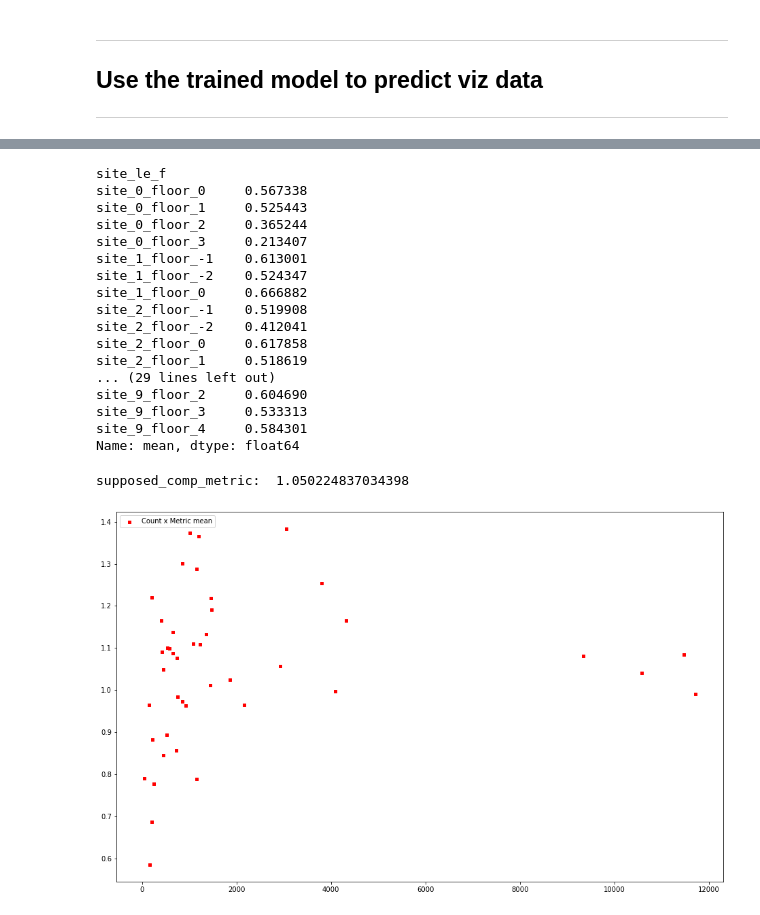
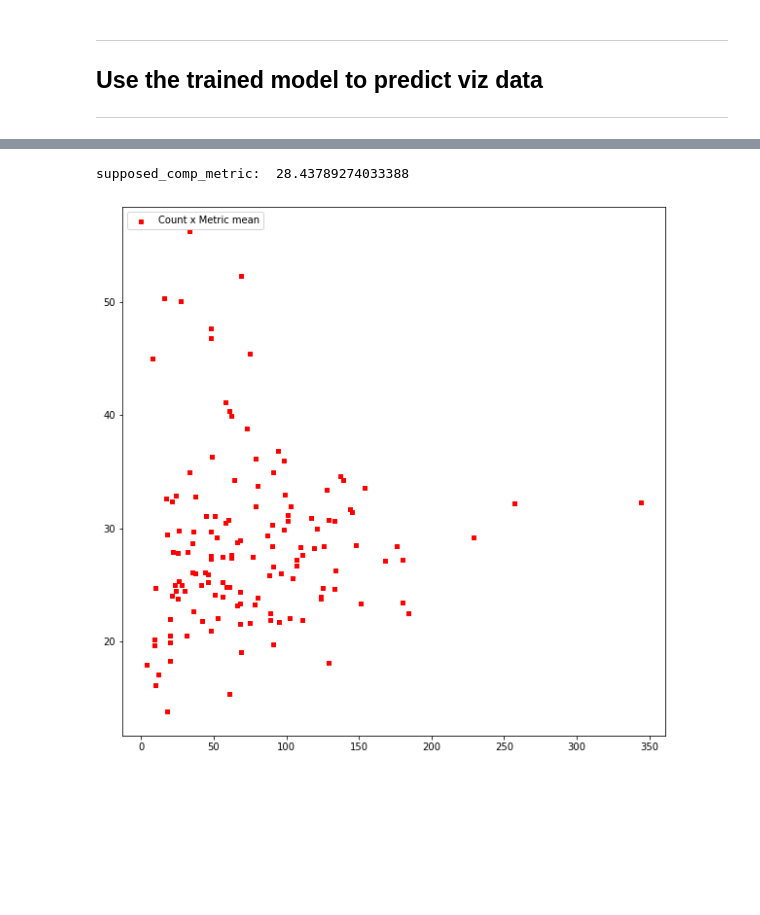
Before and after one commit to robot269006/indoor, a Jupyter notebook: indoor-baseline-model-visualized.ipynb, the cells around one changed output, grey strips where cells are left out. Saved outputs shown, nothing was run; the diff lists cells and outputs as text; code cells hidden in the pictures; blank space fills up the shorter version.

Commit message:
Model with train 2, train 3, train 3M and visualiza the differences

```diff
--- a/indoor-baseline-model-visualized.ipynb
+++ b/indoor-baseline-model-visualized.ipynb
@@ -251,9 +305,13 @@ target_y = df_train.iloc[:, 8]
 target_f = df_train.iloc[:, 2]
 
 # drop target columns
-# drop_cols = ["file_id", "floor_converted", "floor", "x", "y", "floor_le"]
-drop_cols = ["file_id", "floor_converted", "floor", "x", "y"]
+# drop_cols = ["file_id", "floor_converted", "floor", "x", "y"] # Train 2 test
+drop_cols = ["file_id", "floor_converted", "floor", "x", "y", "floor_le"] # Train 3
+# drop_cols = ["file_id", "file_id_le", "floor_converted", "floor", "floor_le", \
+#              "floor_converted_le", "x", "y"] # Train 2
+# drop_cols = ["file_id", "file_id_le", "floor_converted", "floor", "floor_converted_le", "x", "y"]
 features = df_train.drop(columns=drop_cols)
+display(features.head())
 
 # set target cols
 targets = ["x", "y", "f"]
@@ -305,11 +369,11 @@ for tgt, tgt_data in zip(targets, target_data):
 # lgb patams
 lgb_params = {'objective': 'root_mean_squared_error',
               'boosting_type': 'gbdt',
-              'n_estimators': 2000, # example had 50000
+              'n_estimators': 10000, # example had 50000
               'learning_rate': 0.1,
               'num_leaves': 50,
               'min_data_in_leaf': 50,
-              'max_depth': 10,
+              'max_depth': 15,
               'colsample_bytree': 0.4,
               'subsample': 0.6,
               'subsample_freq': 2,
@@ -526,10 +571,24 @@ plt.show()
 # %%
 # Take difference of truth - predicted -> which has the largest difference
 display(df_viz.head())
-# print(df_viz["site_le_f"].value_counts())
-df_viz_grouped = df_viz.groupby("site_le_f").agg({"site_le_f": ["count"], "x_diff": ["mean"], \
-                                                  "y_diff": ["mean"], "f_diff": ["mean"], \
-                                                  "metric": ["mean"]})
+print(len(df_viz))
+print(df_viz["ts"].nunique())
+
+# # train 2
+# df_viz_grouped = df_viz.groupby("site_le_f").agg({"site_le_f": "count", \
+#                                                   "closest_wp_ts": lambda x: x.nunique(), \
+#                                                   "x_diff": "mean", "y_diff": "mean", \
+#                                                   "f_diff": "mean", "metric": "mean"
+#                                                  })
+# df_viz_grouped = df_viz_grouped.sort_values(by=["closest_wp_ts"], ascending=False)
+
+# train 3
+df_viz_grouped = df_viz.groupby("site_le_f").agg({"site_le_f": "count", \
+                                                  "ts": lambda x: x.nunique(), \
+                                                  "x_diff": "mean", "y_diff": "mean", \
+                                                  "f_diff": "mean", "metric": "mean"
+                                                 })
+df_viz_grouped = df_viz_grouped.sort_values(by=["ts"], ascending=False)
 print(len(df_viz_grouped))
-display(df_viz_grouped.head())
+display(df_viz_grouped)
 # %% [output]
@@ -551,37 +618,17 @@ display(df_viz_grouped.head())
-# %%
-df_viz_grouped["x_diff"]["mean"]
-# %% [output]
-site_le_f
-site_0_floor_0     0.567338
-site_0_floor_1     0.525443
-site_0_floor_2     0.365244
-site_0_floor_3     0.213407
-site_1_floor_-1    0.613001
-site_1_floor_-2    0.524347
-site_1_floor_0     0.666882
-site_2_floor_-1    0.519908
-site_2_floor_-2    0.412041
-site_2_floor_0     0.617858
-site_2_floor_1     0.518619
-... (29 lines left out)
-site_9_floor_2     0.604690
-site_9_floor_3     0.533313
-site_9_floor_4     0.584301
-Name: mean, dtype: float64
 # %%
-supposed_comp_metric = df_viz_grouped["metric"]["mean"].mean()
+supposed_comp_metric = df_viz_grouped["metric"].mean()
 print("supposed_comp_metric: ", supposed_comp_metric)
 
 # Visualize count and comp metric
-a = df_viz_grouped["site_le_f"]["count"]
-b = df_viz_grouped["metric"]["mean"]
+a = df_viz_grouped["site_le_f"]
+b = df_viz_grouped["metric"]
 
 fig = plt.figure(figsize=(10,10))
 fig.patch.set_facecolor("white")
 ax1 = fig.add_subplot(111)
 ax1.scatter(a, b, s=10, c="r", marker="s", label="Count x Metric mean")
 plt.legend(loc='upper left');
 plt.show()
 # %% [output]
-supposed_comp_metric:  1.050224837034398
+supposed_comp_metric:  28.43789274033388
-[figure, old version]
+[figure, new version]
```
Also changed, not shown: parts of 28 cells of this notebook.
